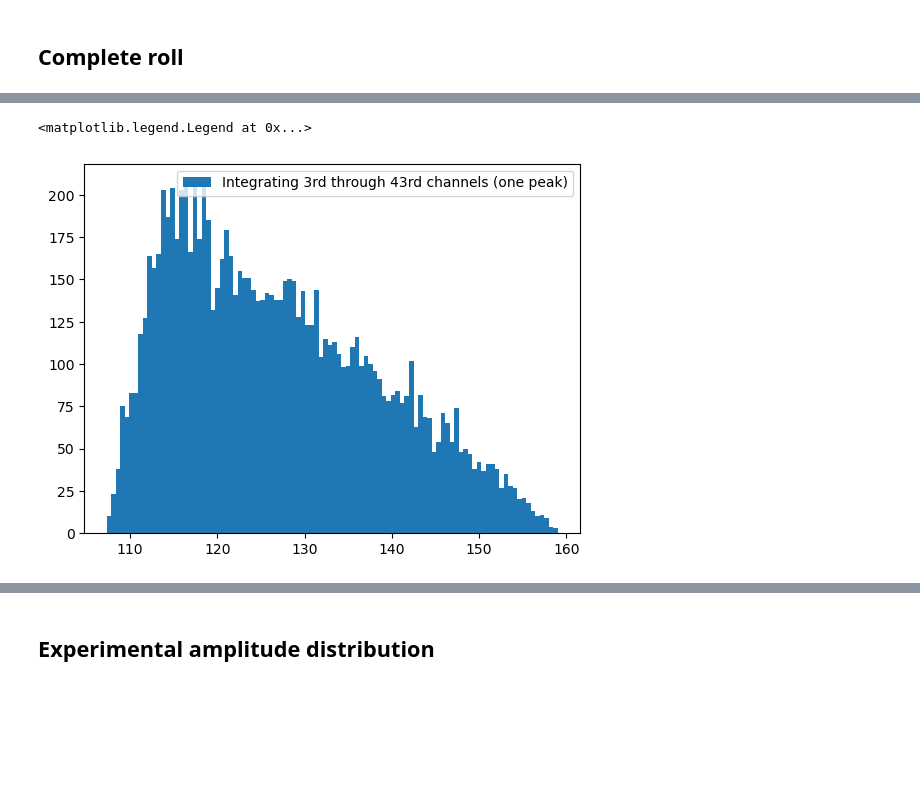
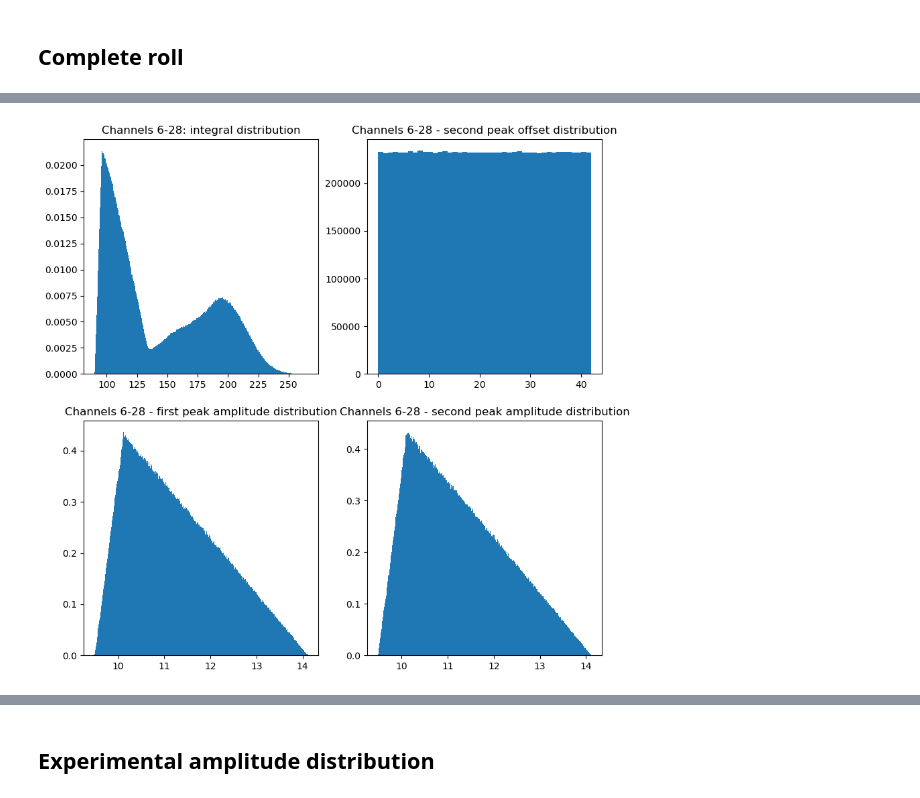
Before and after one commit to GregTheMadMonk/edu-28, a Jupyter notebook: edu-28.ipynb, the cells around one changed output, grey strips where cells are left out. Cells and saved outputs as stored; diff of their text form; code cells hidden in the pictures; blank space fills up the shorter version.

```diff
--- a/edu-28.ipynb
+++ b/edu-28.ipynb
@@ -222,3 +314,0 @@ def numbaBulk(amount, what, *args): # **kwargs aren't supported by numba
-# %%
-%%timeit -n1 -r1
-amps = runInParallel(100, None, numbaBulk, 1000, rollAmp, P_test, E_test)
@@ -227,7 +314,0 @@ amps = runInParallel(100, None, numbaBulk, 1000, rollAmp, P_test, E_test)
-# %%
-amps = runInParallel(100, None, numbaBulk, 1000, rollAmp, P_test, E_test)
-amps = sum(amps, [])
-print(f"{len(amps)} = 100000")
-plt.hist(amps, bins=100, density=True, label='Sample')
-plt.plot(E_test, P_test, label='Model distribution')
-plt.legend()
@@ -240,6 +320,20 @@ plt.legend()
 # %%
+"""
+\brief Perform a full roll for two-signal overlap
+
+Offset is determined as a uniformly distributed random integer from 0 to 42
+Amplitudes are determined as random values with distribution given by `P` and `E`
+
+\param P           - distribution P
+\param E           - distribution E
+\param signal      - signal shape
+\param offsetLeft  - left integration border offset relative to 9
+\param offsetRight - right integration border offset relative to 9
+
+See \ref integrateSignalRelative for better explaination of `offsetLeft` and `offsetRight`
+"""
 @njit
-def testRollTwoPeaks(P, E, signal1, signal2, offsetLeft, offsetRight):
+def rollDoubleOverlap(P, E, signal, offsetLeft, offsetRight):
     offset = np.floor(np.random.uniform(0, 43))
     amp1 = rollAmp(P, E)
     amp2 = rollAmp(P, E)
@@ -248,5 +342,5 @@ def testRollTwoPeaks(P, E, signal1, signal2, offsetLeft, offsetRight):
         offset,
         amp1,
         amp2,
-        integrateSignalRelative(composeSignals(signal1, signal2, offset, amp1, amp2), offsetLeft, offsetRight)
+        integrateSignalRelative(composeSignals(signal, signal, offset, amp1, amp2), offsetLeft, offsetRight)
     ])
@@ -253,2 +463,2 @@ def testRollTwoPeaks(P, E, signal1, signal2, offsetLeft, offsetRight):
 # %%
-testRollTwoPeaks(P_test, E_test, exampleSignal, exampleSignal, 3, 19)
+tester = TwoRollTester(P_test, E_test, exampleSignal)
@@ -359,6 +465,5 @@ plt.legend()
-# %%
-plt.hist(onePeakResultInt6_34, bins=100, label="Integrating 3rd through 43rd channels (one peak)")
-plt.legend()
-# %% [output]
-<matplotlib.legend.Legend at 0x...>
-[figure, removed]
+# %%
+tester.run(3, 19)
+tester.plot()
+# %% [output]
+[figure, added]
```
Also changed, not shown: parts of 82 cells of this notebook, 4 other files.
